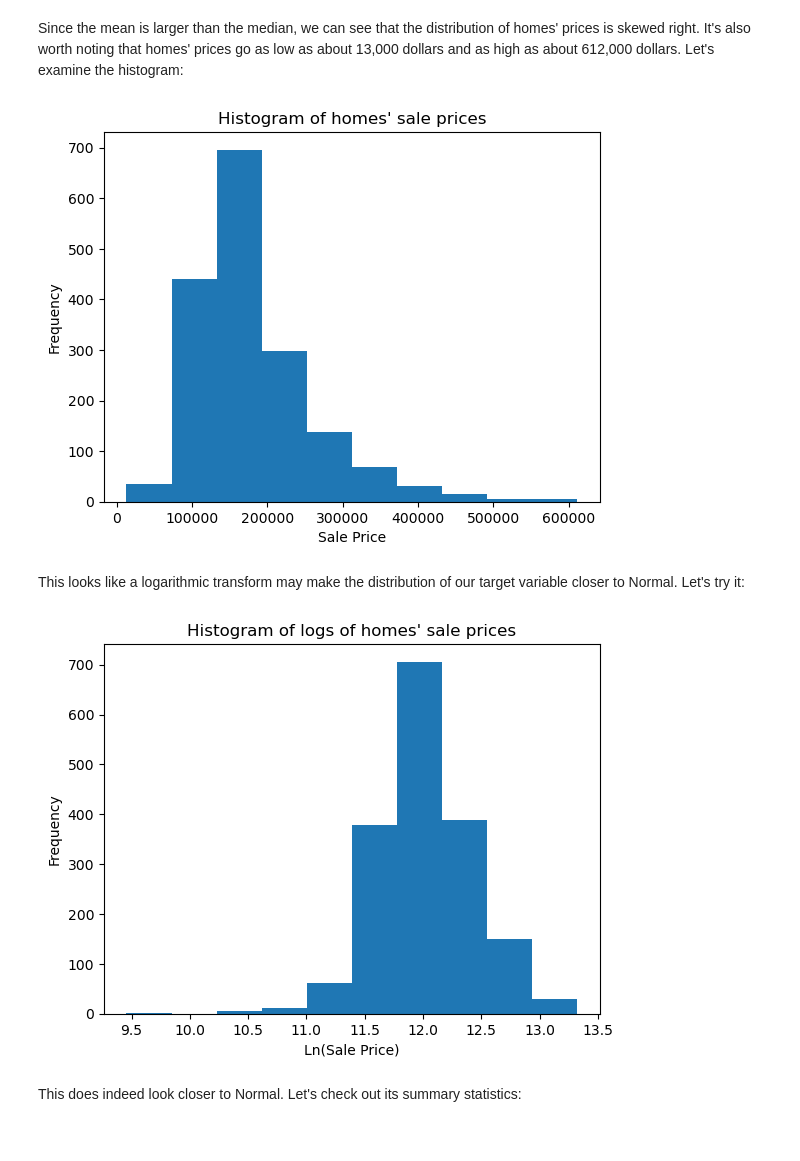
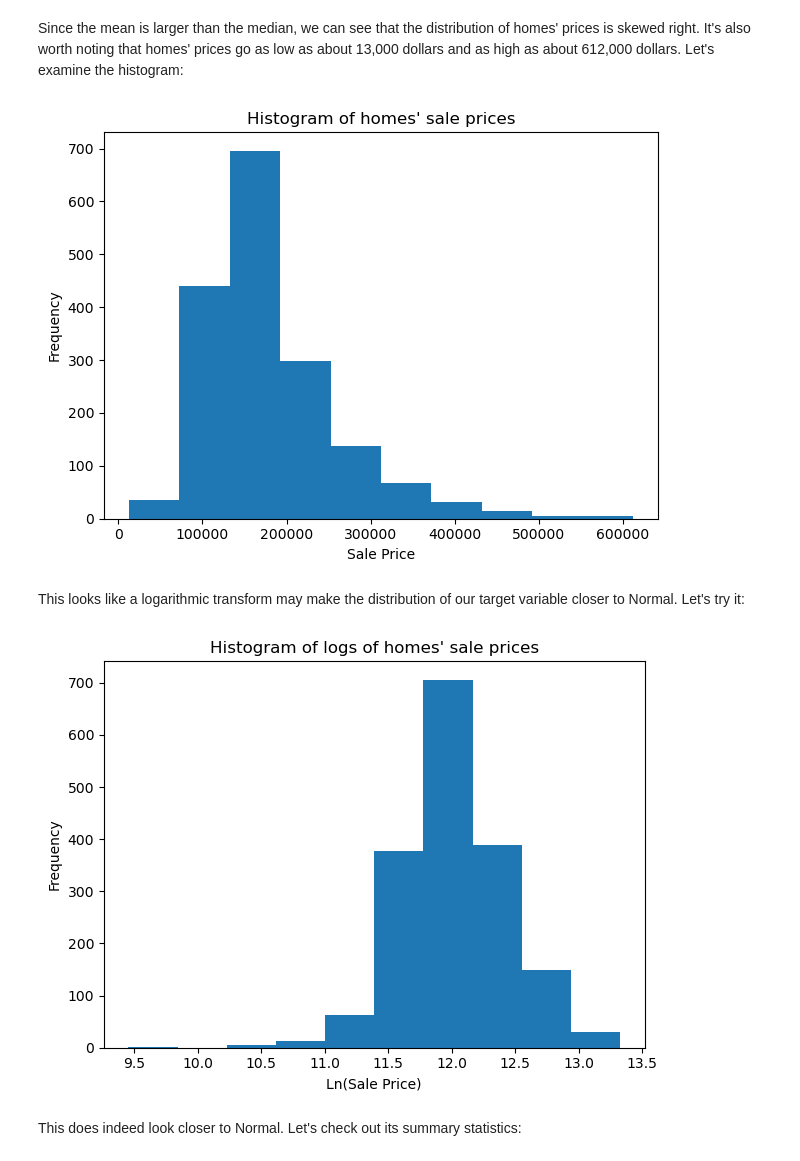
Before and after one commit to simonlazarus/Predicting-House-Prices-with-Linear-Regression, a Jupyter notebook: code/4_modeling.ipynb, the cells around one changed output. Cells and saved outputs as stored; diff of their text form; code cells hidden in the pictures.

```diff
--- a/code/4_modeling.ipynb
+++ b/code/4_modeling.ipynb
@@ -326,10 +278,13 @@ Since the mean is larger than the median, we can see that the distribution of ho
 # %%
 plt.hist(df['SalePrice']);
 plt.xlabel('Sale Price');
 plt.ylabel('Frequency');
 plt.title("Histogram of homes' sale prices");
+
+plt.tight_layout()
+plt.savefig('../images/prices_hist.png')
 # %% [output]
-[figure, old version]
+[figure, new version]
 # %% [markdown]
 This looks like a logarithmic transform may make the distribution of our target variable closer to Normal.  Let's try it:
 # %%
@@ -337,8 +292,11 @@ plt.hist(np.log(df['SalePrice']))
 plt.xlabel('Ln(Sale Price)');
 plt.ylabel('Frequency');
 plt.title("Histogram of logs of homes' sale prices");
+
+plt.tight_layout()
+plt.savefig('../images/ln_prices_hist.png')
 # %% [output]
-[figure, old version]
+[figure, new version]
 # %% [markdown]
 This does indeed look closer to Normal.  Let's check out its summary statistics:
 # %%
```
Also changed, not shown: parts of 27 cells of this notebook, 23 other files.
